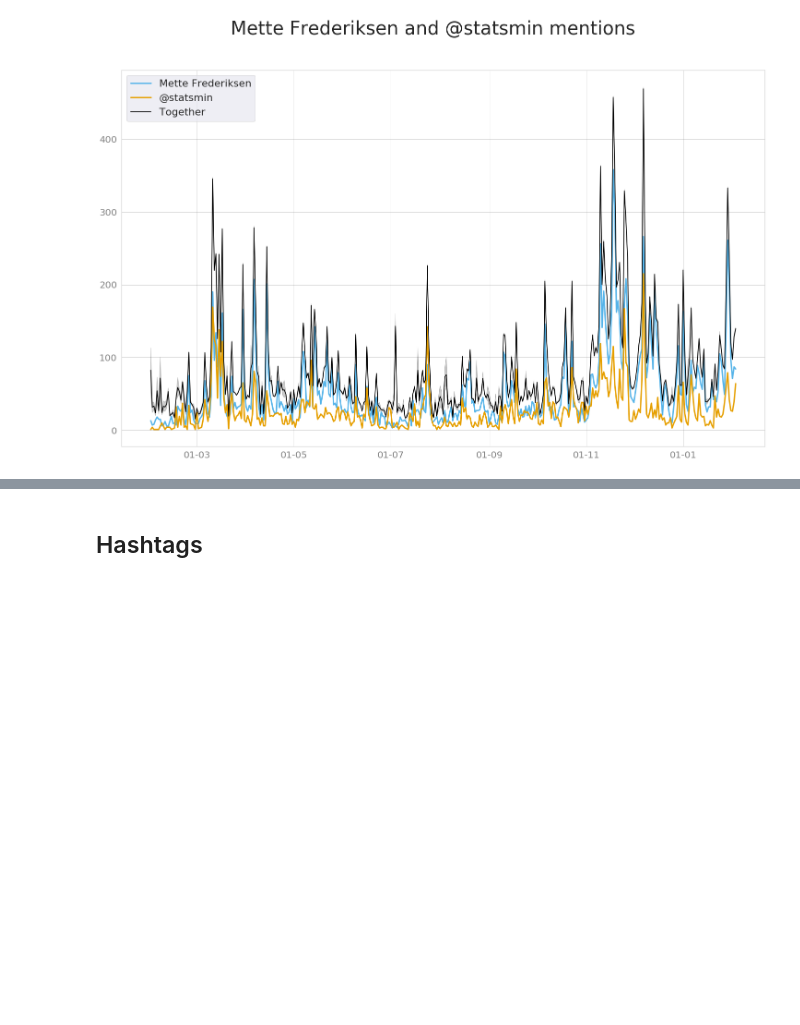
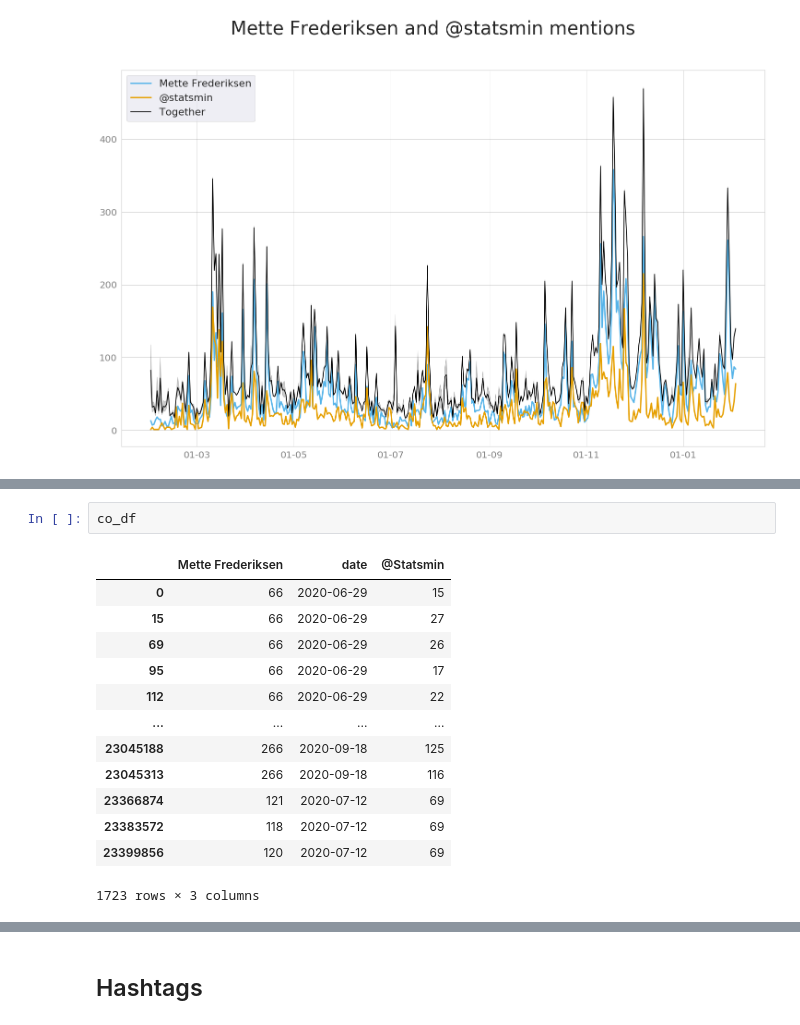
Before and after one commit to centre-for-humanities-computing/hope-mette-frederiksen, a Jupyter notebook: explore_twitter_data.ipynb, the cells around one changed output, grey strips where cells are left out. Saved outputs shown, nothing was run; the diff lists cells and outputs as text; blank space fills up the shorter version.

```diff
--- a/explore_twitter_data.ipynb
+++ b/explore_twitter_data.ipynb
@@ -270,0 +294,16 @@ fig.show()
+# %%
+co_df
+# %% [output]
+|  | Mette Frederiksen | date | @Statsmin |
+| 0 | 66 | 2020-06-29 | 15 |
+| 15 | 66 | 2020-06-29 | 27 |
+| 69 | 66 | 2020-06-29 | 26 |
+| 95 | 66 | 2020-06-29 | 17 |
+| 112 | 66 | 2020-06-29 | 22 |
+| ... | ... | ... | ... |
+| 23045188 | 266 | 2020-09-18 | 125 |
+| 23045313 | 266 | 2020-09-18 | 116 |
+| 23366874 | 121 | 2020-07-12 | 69 |
+| 23383572 | 118 | 2020-07-12 | 69 |
+| 23399856 | 120 | 2020-07-12 | 69 |
+1723 rows × 3 columns
```
Also changed, not shown: parts of 5 cells of this notebook, 3 other files.
